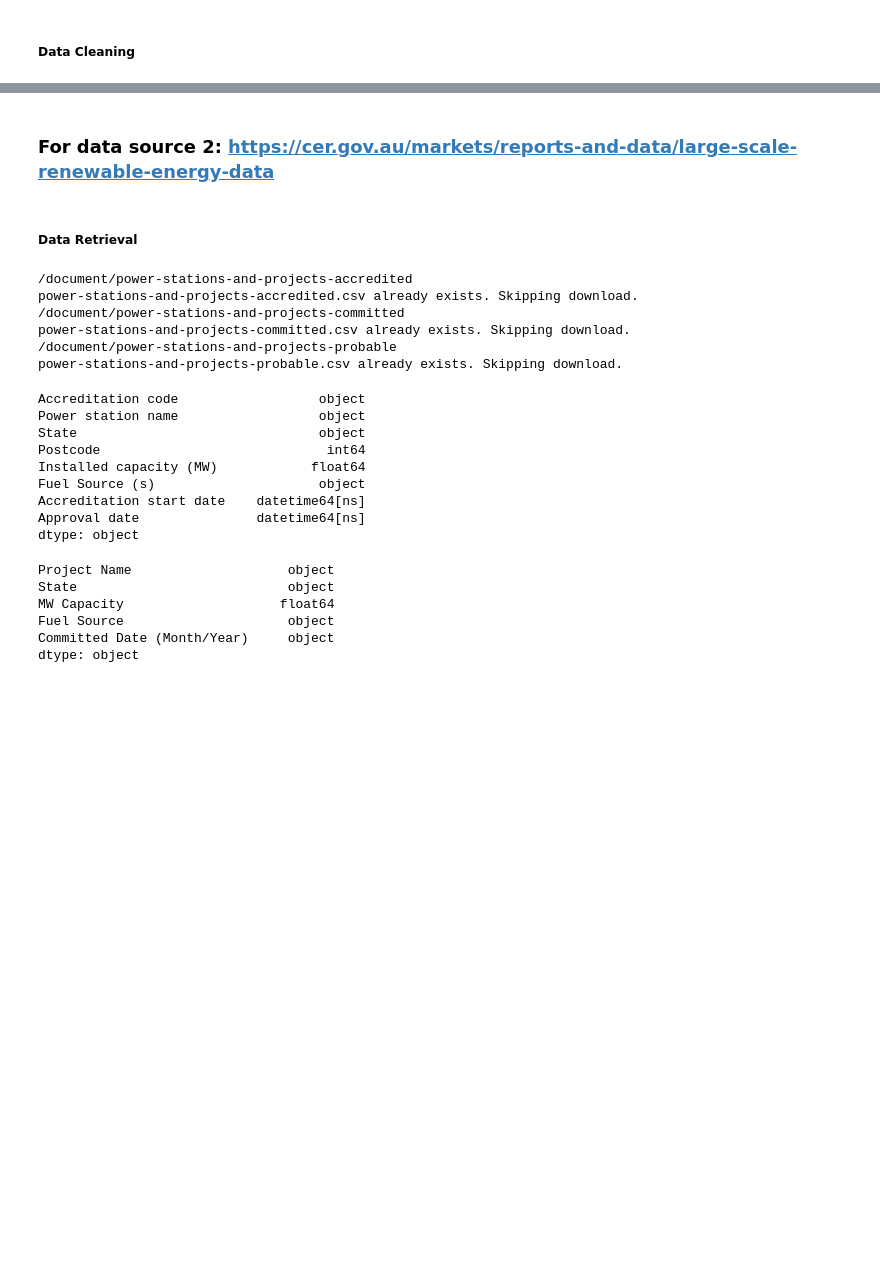
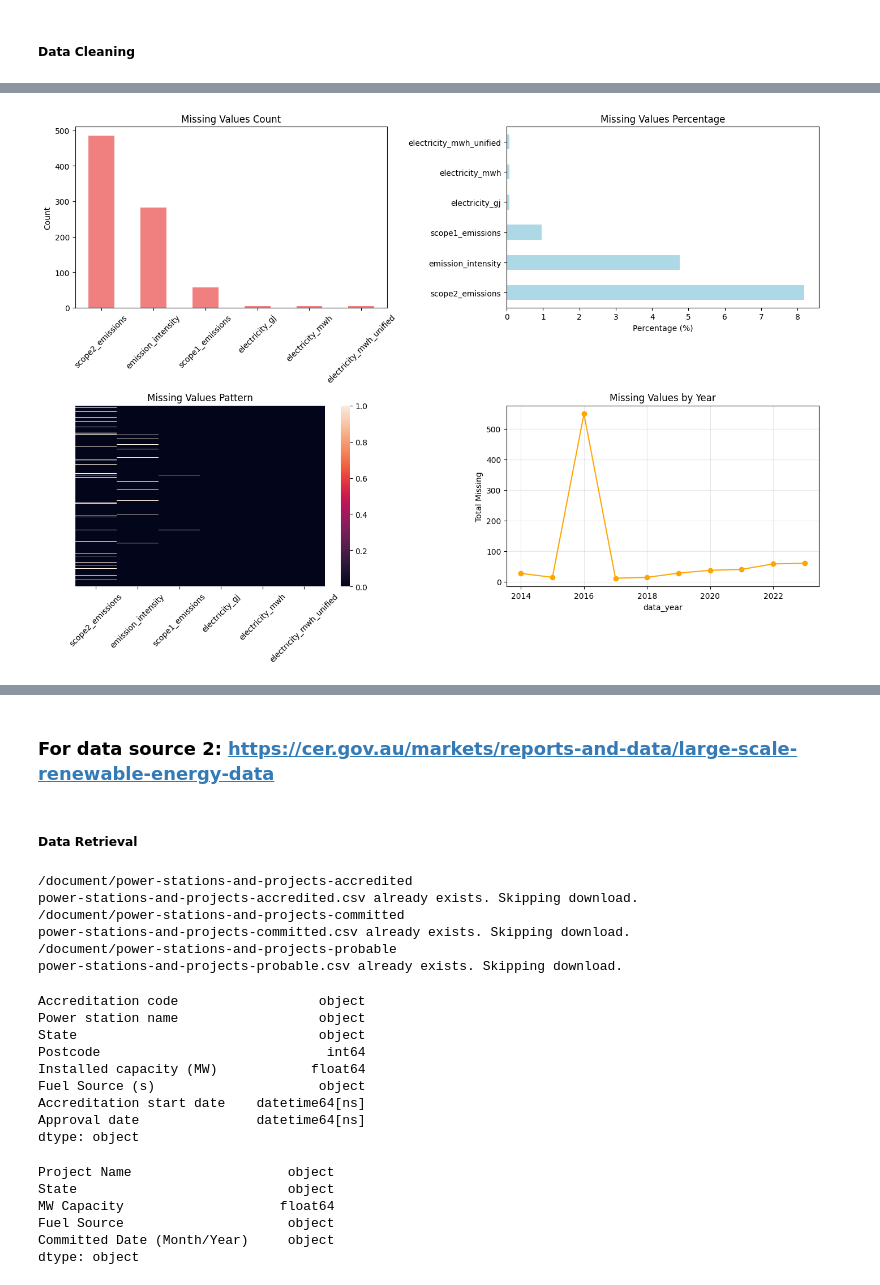
Before and after one commit to kerumixd/5339-Data-Engineering-Group-Porject, a Jupyter notebook: Assignment1.ipynb, the cells around one changed output, grey strips where cells are left out. Saved outputs shown, nothing was run; the diff lists cells and outputs as text; code cells hidden in the pictures; blank space fills up the shorter version.

Commit message:
data1

```diff
--- a/Assignment1.ipynb
+++ b/Assignment1.ipynb
@@ -260,5 +256,94 @@ NGER_data.head(5)
 # %% [markdown]
 ##### Data Cleaning
 # %%
-df.dtypes
+# Step 1: Data Quality Analysis with Missing Values Visualization
+import pandas as pd
+import numpy as np
+import matplotlib.pyplot as plt
+import seaborn as sns
+
+def analyze_data_quality(df):
+    """Analyze data quality"""
+    print("=== Data Quality Analysis ===")
+    print(f"Total records: {len(df):,}")
+    print(f"Total columns: {len(df.columns)}")
+    print(f"Year range: {df['data_year'].min()} - {df['data_year'].max()}")
+
+    # Missing values
+    print("\n--- Missing Values ---")
+    missing_data = df.isnull().sum()
+    missing_data = missing_data[missing_data > 0].sort_values(ascending=False)
+
+    if len(missing_data) > 0:
+        for col, count in missing_data.items():
+            percentage = (count / len(df)) * 100
+            print(f"{col}: {count} ({percentage:.1f}%)")
+    else:
+        print("No missing values found")
+
+    # Duplicates
+    duplicates = df.duplicated().sum()
+    print(f"\nDuplicate records: {duplicates}")
+
+    # Basic stats for key numeric columns
+    print("\n--- Key Numeric Columns Stats ---")
+    key_cols = ['electricity_mwh_unified', 'total_emissions', 'emission_intensity']
+    for col in key_cols:
+        if col in df.columns:
+            data = df[col].dropna()
+            if len(data) > 0:
+                print(f"{col}: {len(data)} valid values, min={data.min():.1f}, max={data.max():.1f}")
+
+def visualize_missing_values(df):
+    """Create missing values visualization"""
+    missing_data = df.isnull().sum()
+    missing_data = missing_data[missing_data > 0].sort_values(ascending=False)
+
+    if len(missing_data) == 0:
+        print("No missing values to visualize!")
+        return
+
+    # Create plots
+    fig, axes = plt.subplots(2, 2, figsize=(14, 10))
+
+    # 1. Missing count bar chart
+    missing_data.plot(kind='bar', ax=axes[0, 0], color='lightcoral')
+    axes[0, 0].set_title('Missing Values Count')
+    axes[0, 0].set_ylabel('Count')
+    axes[0, 0].tick_params(axis='x', rotation=45)
+
+    # 2. Missing percentage
+    missing_pct = (missing_data / len(df)) * 100
+    missing_pct.plot(kind='barh', ax=axes[0, 1], color='lightblue')
+    axes[0, 1].set_title('Missing Values Percentage')
+    axes[0, 1].set_xlabel('Percentage (%)')
+
+    # 3. Heatmap pattern (sample)
+    sample_df = df.sample(min(500, len(df)), random_state=42)
+    cols_with_missing = missing_data.index.tolist()
+
+    if cols_with_missing:
+        sns.heatmap(sample_df[cols_with_missing].isnull(),
+                   ax=axes[1, 0], cbar=True, yticklabels=False)
+        axes[1, 0].set_title('Missing Values Pattern')
+        axes[1, 0].tick_params(axis='x', rotation=45)
+
+    # 4. Missing by year
+    missing_by_year = df.groupby('data_year').apply(lambda x: x.isnull().sum().sum())
+    missing_by_year.plot(kind='line', marker='o', ax=axes[1, 1], color='orange')
+    axes[1, 1].set_title('Missing Values by Year')
+    axes[1, 1].set_ylabel('Total Missing')
+    axes[1, 1].grid(True, alpha=0.3)
+
+    plt.tight_layout()
+    plt.show()
+
+    print(f"Total missing values: {missing_data.sum():,}")
+    print(f"Columns affected: {len(missing_data)}")
+
+# Run analysis
+analyze_data_quality(NGER_data)
+
+print("\n" + "="*50)
+visualize_missing_values(NGER_data)
 # %% [output]
@@ -280,0 +367 @@ dtype: object
+[figure, added]
```
Also changed, not shown: parts of 6 cells of this notebook.
